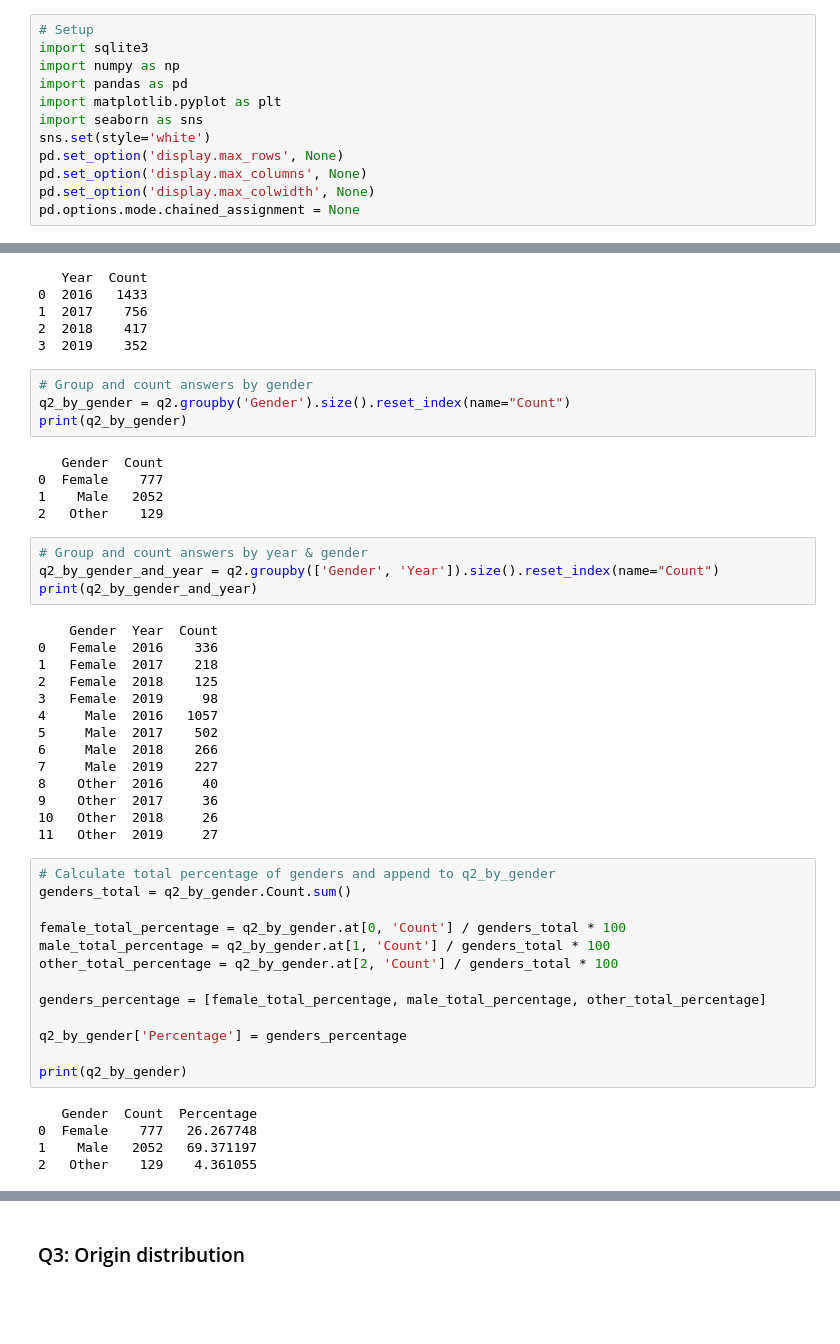
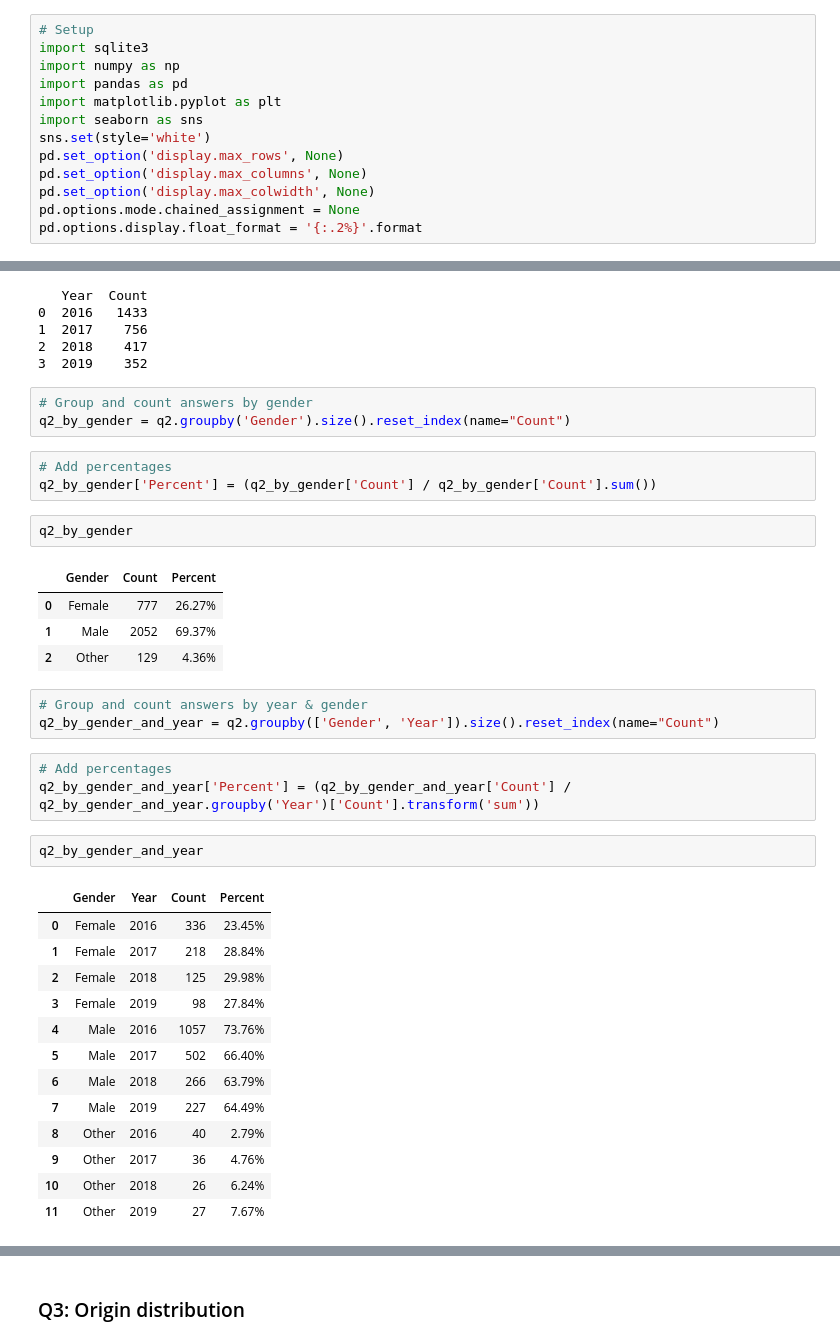
Before and after one commit to Selorikas/mental-health, a Jupyter notebook: mental-health.ipynb, the cells around one changed output, grey strips where cells are left out. Drawn from its saved outputs; the diff is of its cells as text; blank space fills up the shorter version.

```diff
--- a/mental-health.ipynb
+++ b/mental-health.ipynb
@@ -16,6 +16,7 @@ pd.set_option('display.max_rows', None)
 pd.set_option('display.max_columns', None)
 pd.set_option('display.max_colwidth', None)
 pd.options.mode.chained_assignment = None
+pd.options.display.float_format = '{:.2%}'.format
 # %%
 # Establish connection to db
 con = sqlite3.connect('mental_health.sqlite')
@@ -113,48 +120,38 @@ print(q2_by_year)
 # %%
 # Group and count answers by gender
 q2_by_gender = q2.groupby('Gender').size().reset_index(name="Count")
-print(q2_by_gender)
-# %% [output]
-   Gender  Count
-0  Female    777
-1    Male   2052
-2   Other    129
+# %%
+# Add percentages
+q2_by_gender['Percent'] = (q2_by_gender['Count'] / q2_by_gender['Count'].sum())
+# %%
+q2_by_gender
+# %% [output]
+|  | Gender | Count | Percent |
+| 0 | Female | 777 | 26.27% |
+| 1 | Male | 2052 | 69.37% |
+| 2 | Other | 129 | 4.36% |
 # %%
 # Group and count answers by year & gender
 q2_by_gender_and_year = q2.groupby(['Gender', 'Year']).size().reset_index(name="Count")
-print(q2_by_gender_and_year)
-# %% [output]
-    Gender  Year  Count
-0   Female  2016    336
-1   Female  2017    218
-2   Female  2018    125
-3   Female  2019     98
-4     Male  2016   1057
-5     Male  2017    502
-6     Male  2018    266
-7     Male  2019    227
-8    Other  2016     40
-9    Other  2017     36
-10   Other  2018     26
-11   Other  2019     27
-# %%
-# Calculate total percentage of genders and append to q2_by_gender
-genders_total = q2_by_gender.Count.sum()
-
-female_total_percentage = q2_by_gender.at[0, 'Count'] / genders_total * 100
-male_total_percentage = q2_by_gender.at[1, 'Count'] / genders_total * 100
-other_total_percentage = q2_by_gender.at[2, 'Count'] / genders_total * 100
-
-genders_percentage = [female_total_percentage, male_total_percentage, other_total_percentage]
-
-q2_by_gender['Percentage'] = genders_percentage
-
-print(q2_by_gender)
-# %% [output]
-   Gender  Count  Percentage
-0  Female    777   26.267748
-1    Male   2052   69.371197
-2   Other    129    4.361055
+# %%
+# Add percentages
+q2_by_gender_and_year['Percent'] = (q2_by_gender_and_year['Count'] / q2_by_gender_and_year.groupby('Year')['Count'].transform('sum'))
+# %%
+q2_by_gender_and_year
+# %% [output]
+|  | Gender | Year | Count | Percent |
+| 0 | Female | 2016 | 336 | 23.45% |
+| 1 | Female | 2017 | 218 | 28.84% |
+| 2 | Female | 2018 | 125 | 29.98% |
+| 3 | Female | 2019 | 98 | 27.84% |
+| 4 | Male | 2016 | 1057 | 73.76% |
+| 5 | Male | 2017 | 502 | 66.40% |
+| 6 | Male | 2018 | 266 | 63.79% |
+| 7 | Male | 2019 | 227 | 64.49% |
+| 8 | Other | 2016 | 40 | 2.79% |
+| 9 | Other | 2017 | 36 | 4.76% |
+| 10 | Other | 2018 | 26 | 6.24% |
+| 11 | Other | 2019 | 27 | 7.67% |
 # %%
 # q2_by_year_and_gender visualized
 ax = sns.barplot(x = 'Year', y = 'Count', hue = 'Gender', data = q2_by_gender_and_year, hue_order=['Male', 'Female', 'Other'])
```
Also changed, not shown: parts of 13 cells of this notebook.
